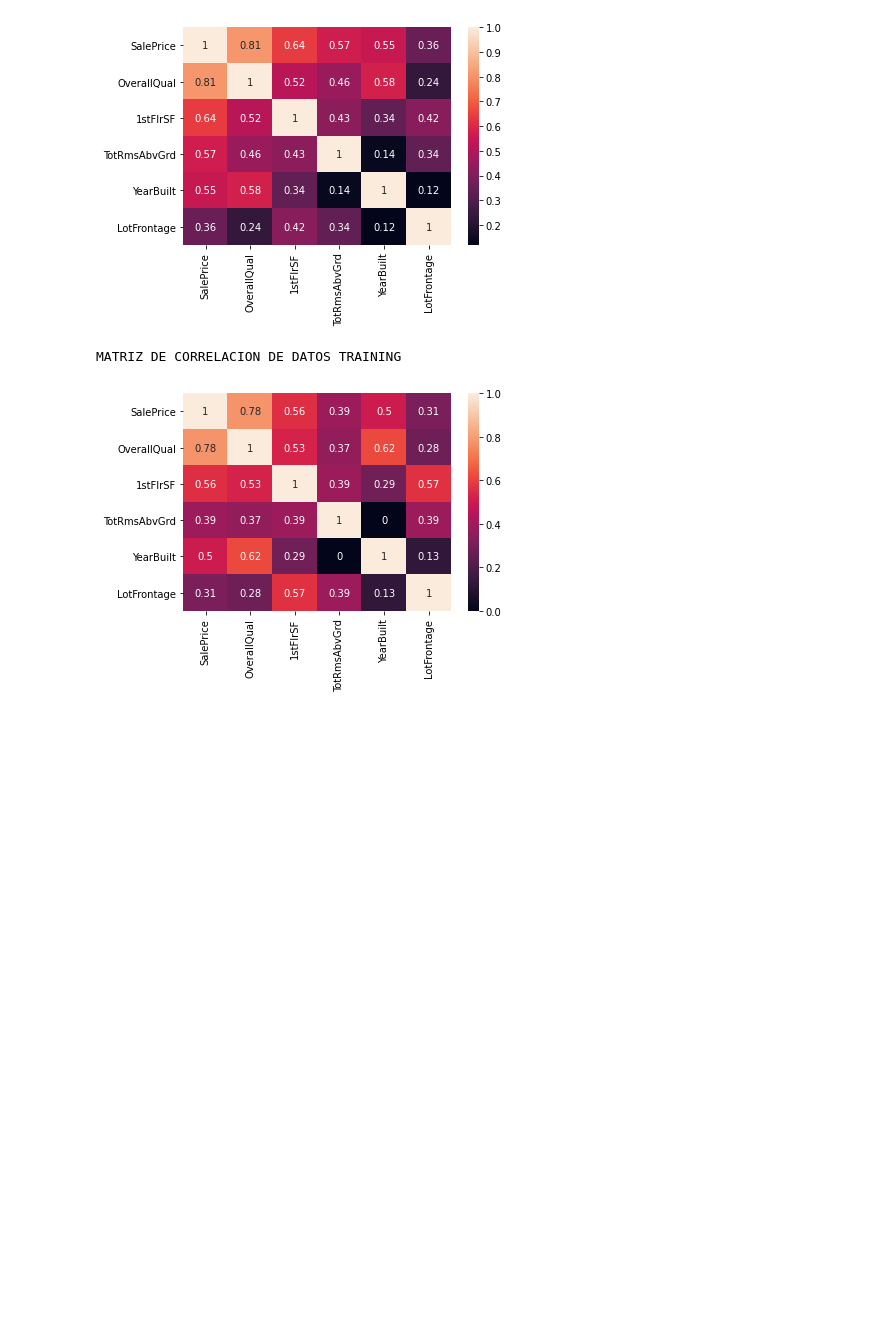
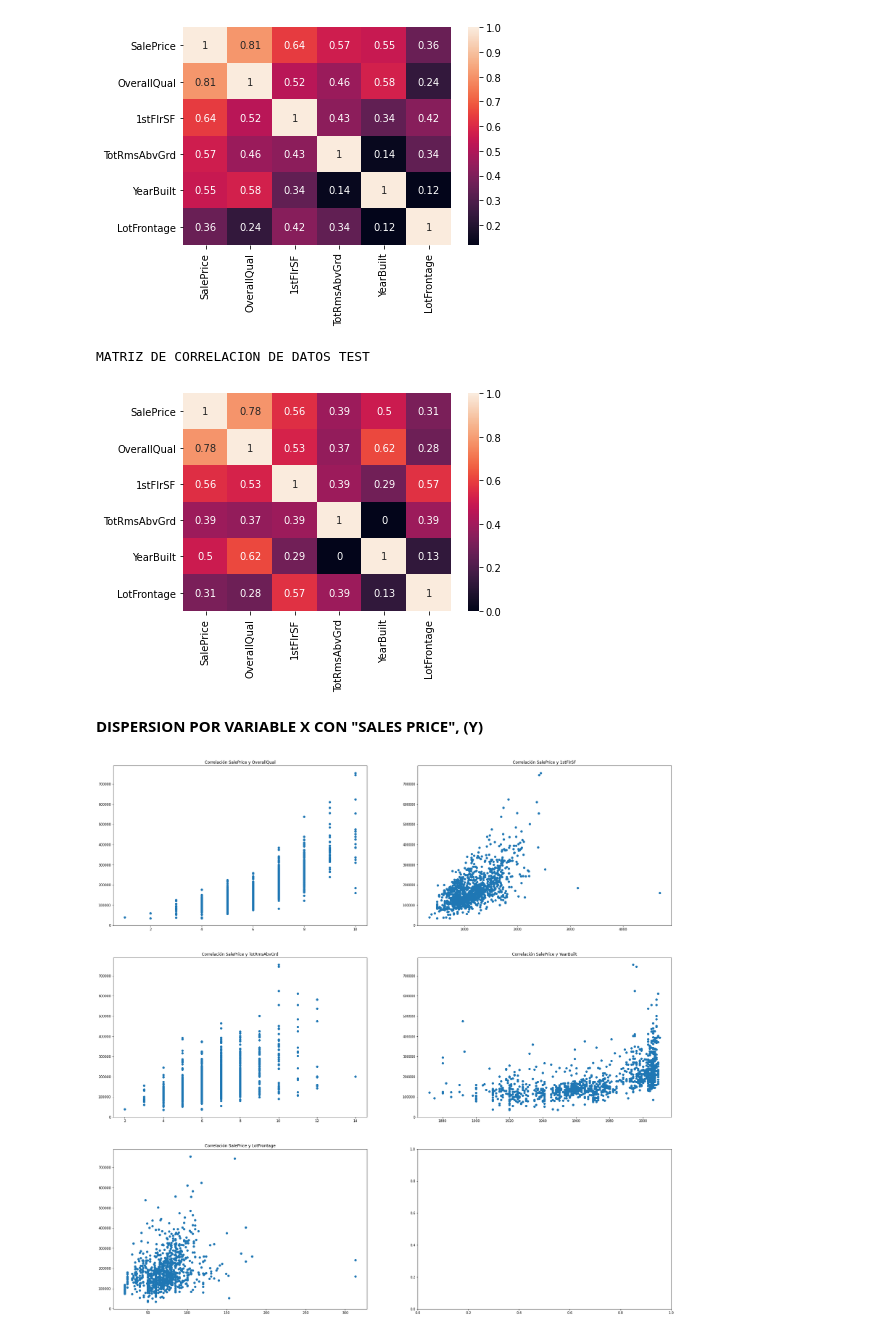
Before and after one commit to macde58/Proyecto-Final, a Jupyter notebook: Proyecto_Final_MAC.ipynb, the cells around one changed output. Drawn from its saved outputs; the diff is of its cells as text; code cells hidden in the pictures; blank space fills up the shorter version.

Commit message:
funciones probadas con datos de excel

```diff
--- a/Proyecto_Final_MAC.ipynb
+++ b/Proyecto_Final_MAC.ipynb
@@ -267,9 +267,21 @@ MATRIZ DE CORRELACION DE DATOS TRAINING
 [figure]
 # %%
  #test
-print("MATRIZ DE CORRELACION DE DATOS TRAINING ")
+print("MATRIZ DE CORRELACION DE DATOS TEST ")
 sns.heatmap(correlacion_test, annot=True)
 plt.show()
 # %% [output]
-MATRIZ DE CORRELACION DE DATOS TRAINING
+MATRIZ DE CORRELACION DE DATOS TEST
 [figure]
+# %% [markdown]
+**DISPERSION POR VARIABLE  X CON "SALES PRICE", (Y)**
+# %%
+f,eje = plt.subplots(3,2,sharex=False, figsize=(30,30))
+
+for i in range(1,len(columnas)):
+    plt.subplot(3,2,i)
+    plt.scatter(data_frame[columnas[i]], data_frame[columnas[0]])
+    plt.title("Correlación SalePrice y "+ columnas[i] )
+    #ver como hacer que no aparezca el ultimo cuadro vacio
+# %% [output]
+[figure, added]
```
Also changed, not shown: parts of 15 cells of this notebook.
